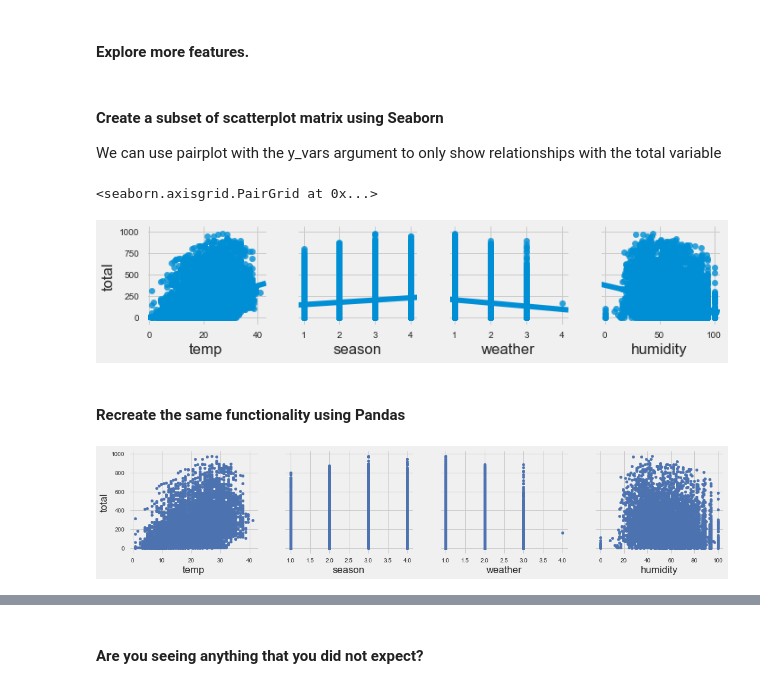
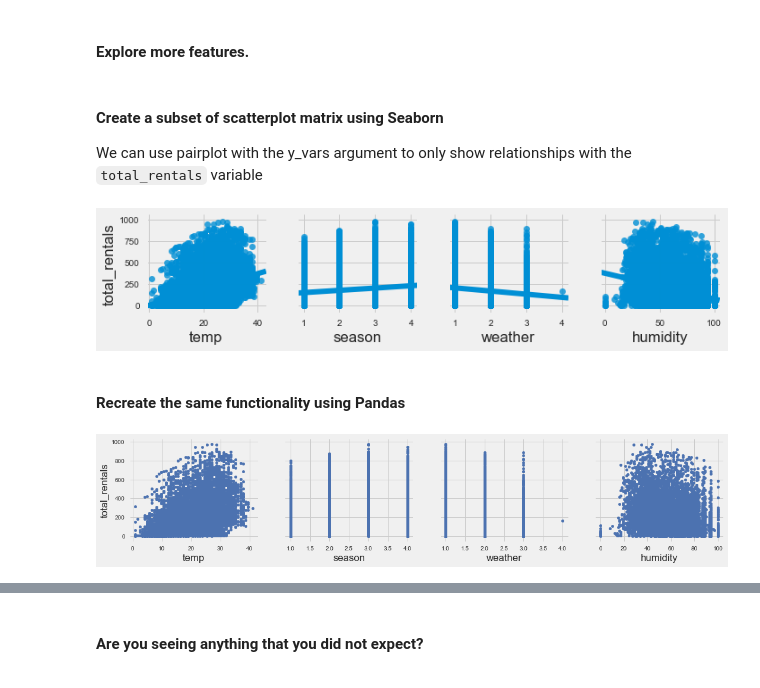
Before and after one commit to aidanconnolly/ga-ds829-linear-regression, a Jupyter notebook: solution-code/linear_regression-solution.ipynb, the cells around one changed output, grey strips where cells are left out. Saved outputs shown, nothing was run; the diff lists cells and outputs as text; code cells hidden in the pictures.

```diff
--- a/solution-code/linear_regression-solution.ipynb
+++ b/solution-code/linear_regression-solution.ipynb
@@ -74,6 +79,6 @@ Businesses aren't new to demand forecasting, but older methods suffered from poo
 ### Read in the  Capital Bikeshare data
 # %%
 # read the data and set the datetime as the index
-url = './assets/dataset/bikeshare.csv'
+url = '../data/bikeshare.csv'
 bikes = pd.read_csv(url, index_col='datetime', parse_dates=True)
 # %% [markdown]
@@ -123,6 +144,6 @@ bikes.head()
 # %%
 # Use the .rename() method to rename count to total
-bikes.rename(columns={'count':'total'}, inplace=True)
+bikes.rename(columns={'count':'total_rentals'}, inplace=True)
 # %% [markdown]
 <a id="visualizing-the-data"></a>
 ### Visualizing the data
@@ -418,19 +468,18 @@ We've demonstrated simple linear regression with one feature to gain an intuitio
 feature_cols = ['temp', 'season', 'weather', 'humidity']
 # %% [markdown]
 #### Create a subset of scatterplot matrix using Seaborn
-We can use pairplot with the y_vars argument to only show relationships with the total variable
+We can use pairplot with the y_vars argument to only show relationships with the `total_rentals` variable
 # %%
 # multiple scatter plots in Seaborn
-sns.pairplot(bikes, x_vars=feature_cols, y_vars='total', kind='reg')
+sns.pairplot(bikes, x_vars=feature_cols, y_vars='total_rentals', kind='reg');
 # %% [output]
-<seaborn.axisgrid.PairGrid at 0x...>
-[figure, old version]
+[figure, new version]
 # %% [markdown]
 #### Recreate the same functionality using Pandas
 # %%
 # multiple scatter plots in Pandas
 fig, axs = plt.subplots(1, len(feature_cols), sharey=True)
 for index, feature in enumerate(feature_cols):
-    bikes.plot(kind='scatter', x=feature, y='total', ax=axs[index], figsize=(16, 3))
+    bikes.plot(kind='scatter', x=feature, y='total_rentals', ax=axs[index], figsize=(16, 3))
 # %% [output]
-[figure, old version]
+[figure, new version]
```
Also changed, not shown: parts of 56 cells of this notebook, 4 other files.
